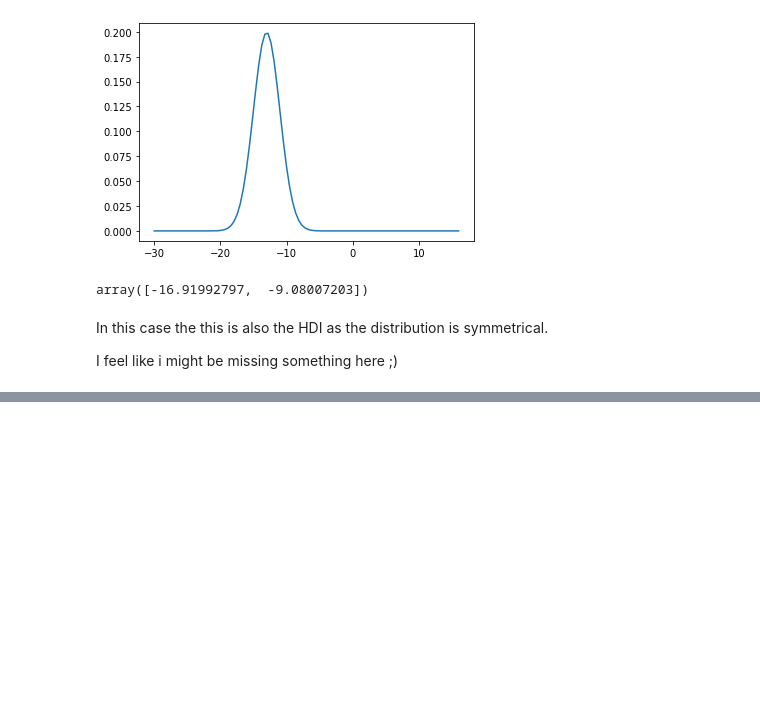
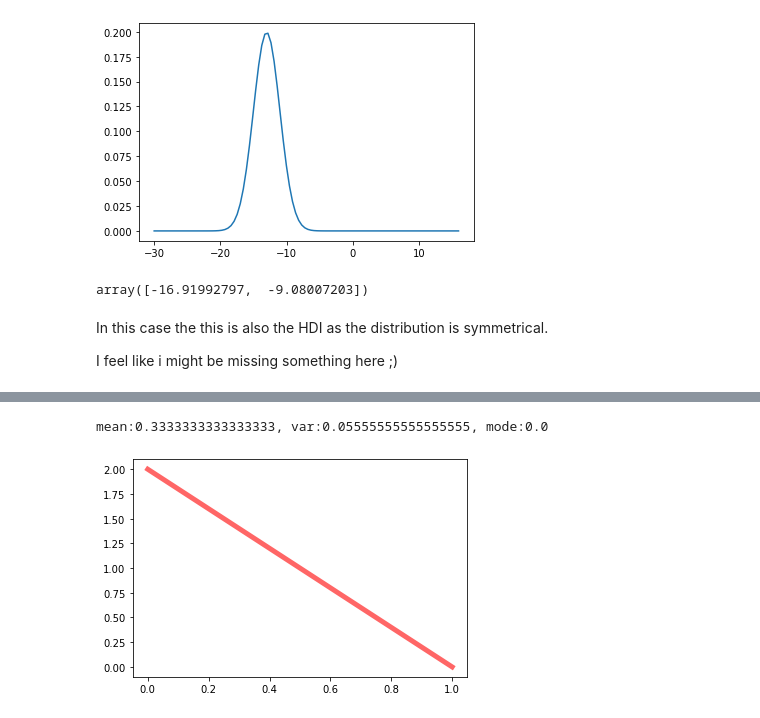
Before and after one commit to DrEntropy/BayesRulesWork, a Jupyter notebook: Chapter8.ipynb, the cells around one changed output, grey strips where cells are left out. Cells and saved outputs as stored; diff of their text form; code cells hidden in the pictures; blank space fills up the shorter version.

```diff
--- a/Chapter8.ipynb
+++ b/Chapter8.ipynb
@@ -61,0 +73,5 @@ I feel like i might be missing something here ;)
+# %%
+BetaBinomial.plotBeta(1,2)
+# %% [output]
+mean:0.3333333333333333, var:0.05555555555555555, mode:0.0
+[figure, added]
```
Also changed, not shown: parts of 39 cells of this notebook.
